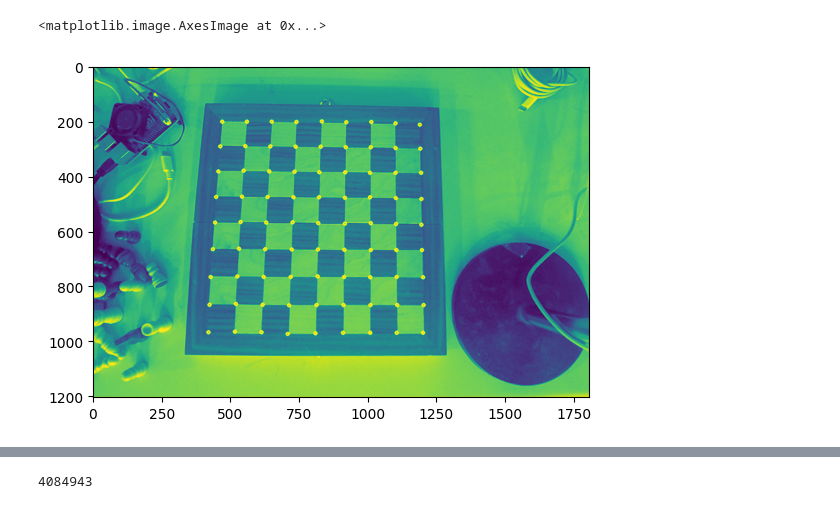
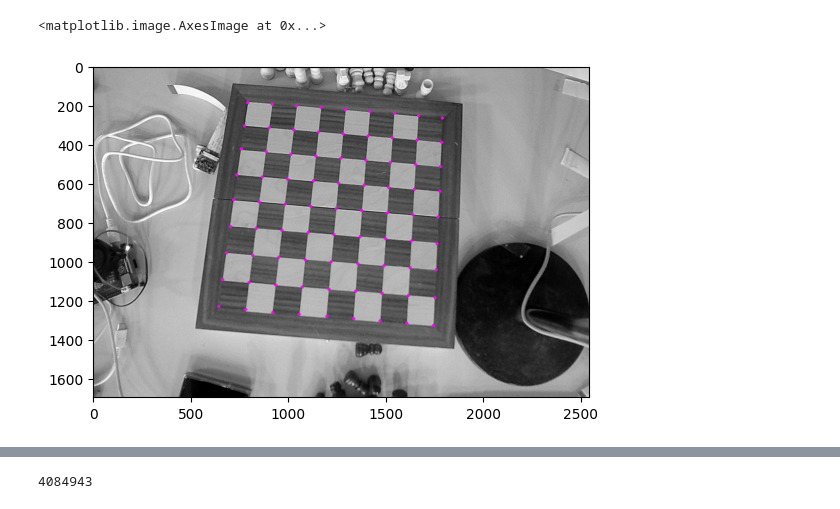
Before and after one commit to ArnavVarshney/chess-bot, a Jupyter notebook: tileScan.ipynb, the cells around one changed output, grey strips where cells are left out. Drawn from its saved outputs; the diff is of its cells as text; code cells hidden in the pictures.

```diff
--- a/tileScan.ipynb
+++ b/tileScan.ipynb
@@ -19,6 +19,5 @@ hsv = cv.cvtColor(img, cv.COLOR_BGR2HSV)
 # %%
-temp = cv.imread('../testBoardImages/empty2.jpg')
-image = cv.imread('../testBoardImages/empty2.jpg', cv.IMREAD_GRAYSCALE)
+image = cv.imread('empty_test.jpg', cv.IMREAD_GRAYSCALE)
 img = image.copy()
 assert img is not None, "file could not be read, check with os.path.exists()"
 img = cv.medianBlur(img,5)
@@ -54,4 +53,5 @@ plt.show()
 # %%
+temp = cv.imread('empty_test.jpg')
 res = np.uint8(res)
 ret, corners = cv.findChessboardCorners(res, (7, 7),
                                          flags=cv.CALIB_CB_ADAPTIVE_THRESH +
@@ -133,11 +163,11 @@ sorted_points
 # %%
-test = image.copy()
+test = cv.cvtColor(image.copy(), cv.COLOR_BGR2RGB)
 i = 0
 for corner in sorted_points:
         coord = (int(corner[0]), int(corner[1]))
         cv.circle(test, center=coord,radius=5,color=(255,0,0),thickness=5)
         i+=1
-        if i>3: break
+        if i>49: break
 plt.imshow(test)
 # %% [output]
 <matplotlib.image.AxesImage at 0x...>
@@ -145,4 +175,5 @@ plt.imshow(test)
 # %%
+sorted_points = sorted_points.tolist()
 newPoints=[]
 sorted_points_copy = []
 for col in range(7):
@@ -154,13 +185,13 @@ for col in range(7):
     p3 = coloumn[-1]
     p4 = coloumn[-2]
 
-    distances = (abs(p1[0]-p2[0]), abs(p1[1]- p2[1]))
-    new_p1 = [p1[0]-distances[0], p1[1]+distances[1]]
+    distances = (p1[0]-p2[0], abs(p1[1]- p2[1]))
+    new_p1 = [p1[0]+distances[0], p1[1]+distances[1]]
 
     newPoints.append([new_p1])
     coloumn.insert(0, new_p1)
 
-    distances = (abs(p3[0]-p4[0]), abs(p3[1]- p4[1]))
+    distances = (p3[0]-p4[0], abs(p3[1]- p4[1]))
     new_p1 = [p3[0]+distances[0], p3[1]-distances[1]]
 
     newPoints.append([new_p1])
@@ -170,11 +201,13 @@ for col in range(7):
     sorted_points_copy.extend(coloumn)
 
 sorted_points = sorted_points_copy.copy()
+
+test = cv.cvtColor(image.copy(), cv.COLOR_BGR2RGB)
 for corner in sorted_points:
     coord = (int(corner[0]), int(corner[1]))
-    cv.circle(img, center=coord,radius=5,color=(0,255,0),thickness=5)
+    cv.circle(test, center=coord,radius=5,color=(0,255,0),thickness=5)
 
 
-plt.imshow(img)
+plt.imshow(test)
 # %% [output]
 <matplotlib.image.AxesImage at 0x...>
@@ -195,39 +228,39 @@ for i in range(9):
     p1 = coloumn1[i]
     p2 = coloumn2[i]
 
     p3 = coloumn3[i]
     p4 = coloumn4[i]
 
-    distances = (abs(p1[0]-p2[0]), abs(p1[1]- p2[1]))
+    distances = (abs(p1[0]-p2[0]), p1[1]- p2[1])
     new_p1 = [p1[0]+distances[0], p1[1]+distances[1]]
 
     newPoints.append(new_p1)
     coloumn_first.append(new_p1)
 
 
-
-    distances = (abs(p3[0]-p4[0]), abs(p3[1]- p4[1]))
+    distances = (abs(p3[0]-p4[0]), p4[1]- p3[1])
     new_p1 = [p4[0]-distances[0], p4[1]+distances[1]]
 
     newPoints.append(new_p1)
     coloumn_last.append(new_p1)
 
 
 coloumn_first.extend(sorted_points)
 coloumn_first.extend(coloumn_last)
 
 
 sorted_points = coloumn_first.copy()
 
+test = cv.cvtColor(image.copy(), cv.COLOR_BGR2RGB)
 for corner in sorted_points:
     coord = (int(corner[0]), int(corner[1]))
-    cv.circle(img, center=coord,radius=5,color=(255,0,255),thickness=5)
+    cv.circle(test, center=coord,radius=5,color=(255,0,255),thickness=5)
 
 
-plt.imshow(img)
+plt.imshow(test)
 # %% [output]
 <matplotlib.image.AxesImage at 0x...>
-[figure, old version]
+[figure, new version]
 # %%
 #Make dictionary
 boxes={}
```
Also changed, not shown: parts of 9 cells of this notebook, 5 other files.
